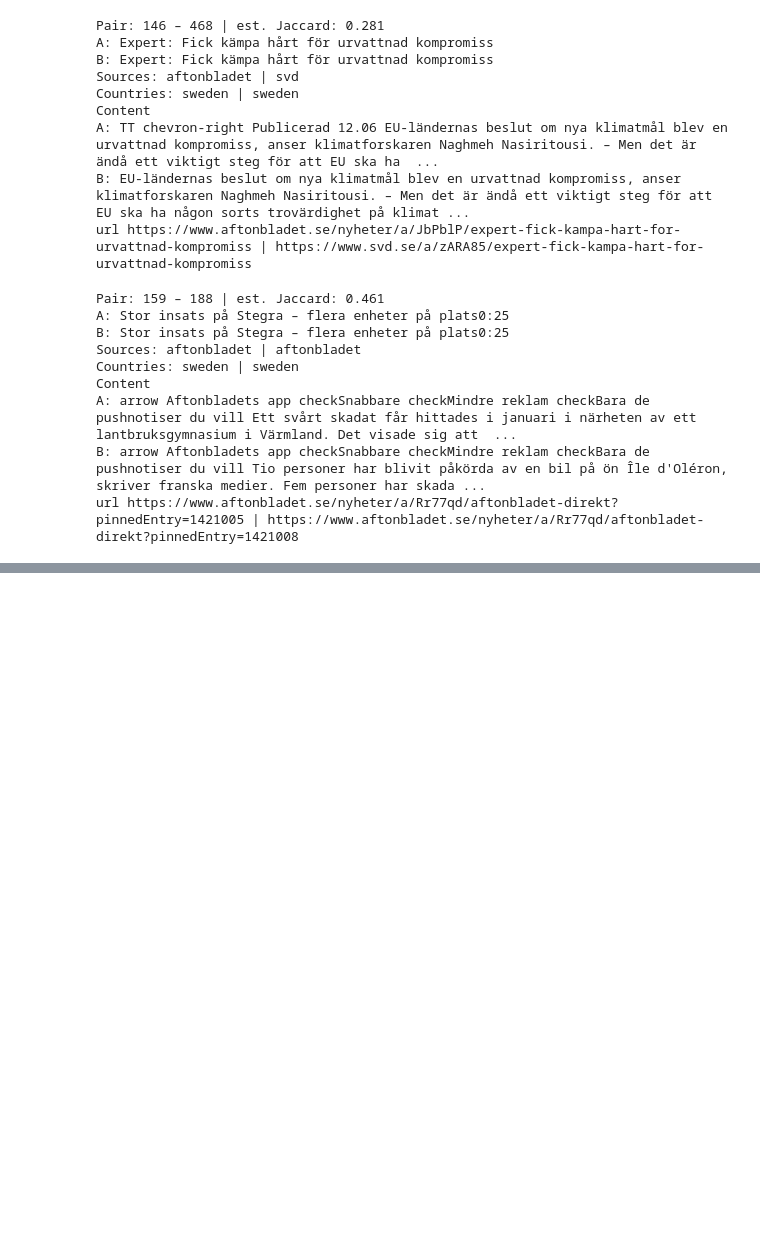
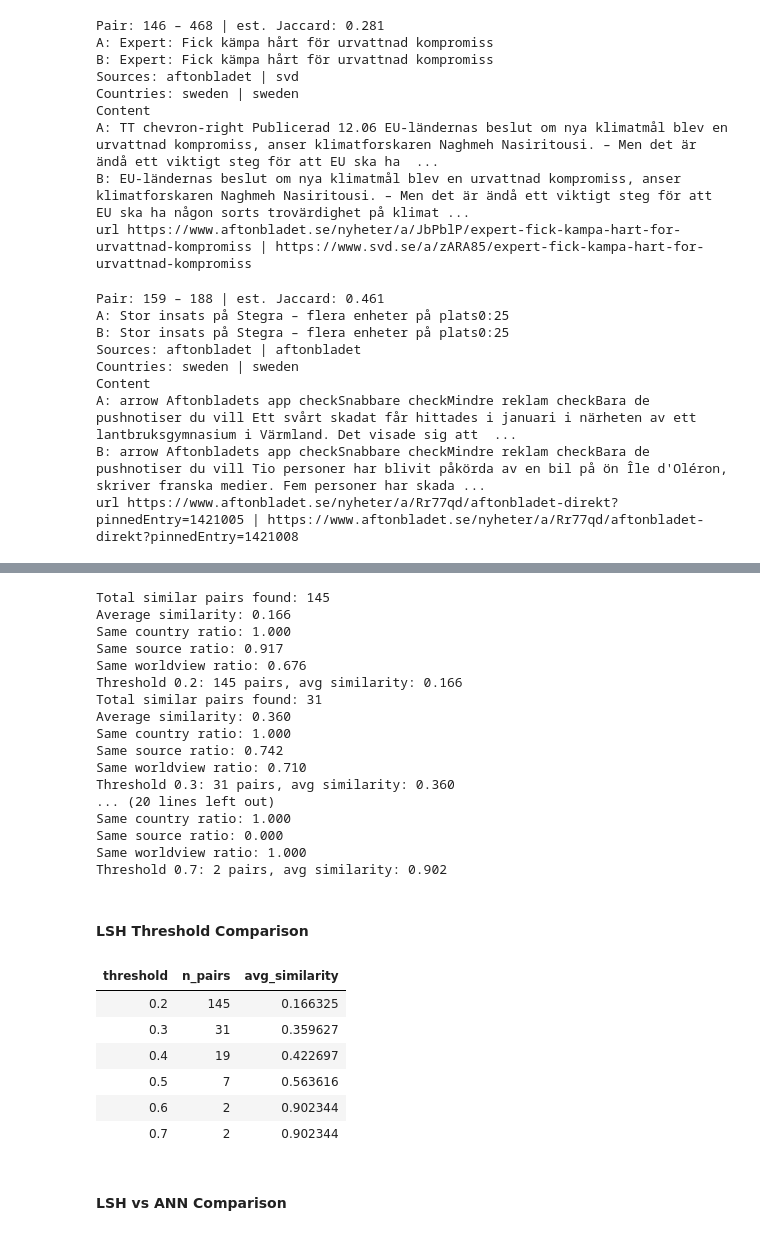
Before and after one commit to malinhauglandh/scandinavian-news-articles, a Jupyter notebook: news-articles.ipynb, the cells around one changed output, grey strips where cells are left out. Cells and saved outputs as stored; diff of their text form; code cells hidden in the pictures; blank space fills up the shorter version.

```diff
--- a/news-articles.ipynb
+++ b/news-articles.ipynb
@@ -540,0 +1021,70 @@ url https://www.aftonbladet.se/nyheter/a/Rr77qd/aftonbladet-direkt?pinnedEntry=1
+# %%
+def compare_lsh_thresholds(thresholds, news_df):
+    """
+    Compare LSH performance across different similarity thresholds.
+    """
+    results_summary = []
+
+    for threshold in thresholds:
+        lsh_test = EnhancedLSH(threshold=threshold, num_perm=128)
+
+        for idx, row in news_df.iterrows():
+            metadata = {
+                'country': row['country'],
+                'source': row['source'],
+                'worldview_score': row['worldview_score']
+            }
+            lsh_test.add_document(idx, row['text'], metadata)
+
+        pairs = lsh_test.get_all_similar_pairs()
+
+        if len(pairs) > 0:
+            sims, _ = analyze_lsh_performance(lsh_test, news_df)
+            avg_sim = np.mean(sims)
+        else:
+            avg_sim = 0
+
+        results_summary.append({
+            'threshold': threshold,
+            'n_pairs': len(pairs),
+            'avg_similarity': avg_sim
+        })
+
+        print(f"Threshold {threshold}: {len(pairs)} pairs, avg similarity: {avg_sim:.3f}")
+
+    return pd.DataFrame(results_summary)
+
+# Test different thresholds
+thresholds = [0.2, 0.3, 0.4, 0.5, 0.6, 0.7]
+threshold_results = compare_lsh_thresholds(thresholds, news_articles)
+
+display(HTML("<h4>LSH Threshold Comparison</h4>"))
+display(HTML(threshold_results.to_html(index=False)))
+# %% [output]
+Total similar pairs found: 145
+Average similarity: 0.166
+Same country ratio: 1.000
+Same source ratio: 0.917
+Same worldview ratio: 0.676
+Threshold 0.2: 145 pairs, avg similarity: 0.166
+Total similar pairs found: 31
+Average similarity: 0.360
+Same country ratio: 1.000
+Same source ratio: 0.742
+Same worldview ratio: 0.710
+Threshold 0.3: 31 pairs, avg similarity: 0.360
+... (20 lines left out)
+Same country ratio: 1.000
+Same source ratio: 0.000
+Same worldview ratio: 1.000
+Threshold 0.7: 2 pairs, avg similarity: 0.902
+LSH Threshold Comparison
+| threshold | n_pairs | avg_similarity |
+| 0.2 | 145 | 0.166325 |
+| 0.3 | 31 | 0.359627 |
+| 0.4 | 19 | 0.422697 |
+| 0.5 | 7 | 0.563616 |
+| 0.6 | 2 | 0.902344 |
+| 0.7 | 2 | 0.902344 |
+# %% [markdown]
+#### LSH vs ANN Comparison
```
Also changed, not shown: parts of 19 cells of this notebook.
